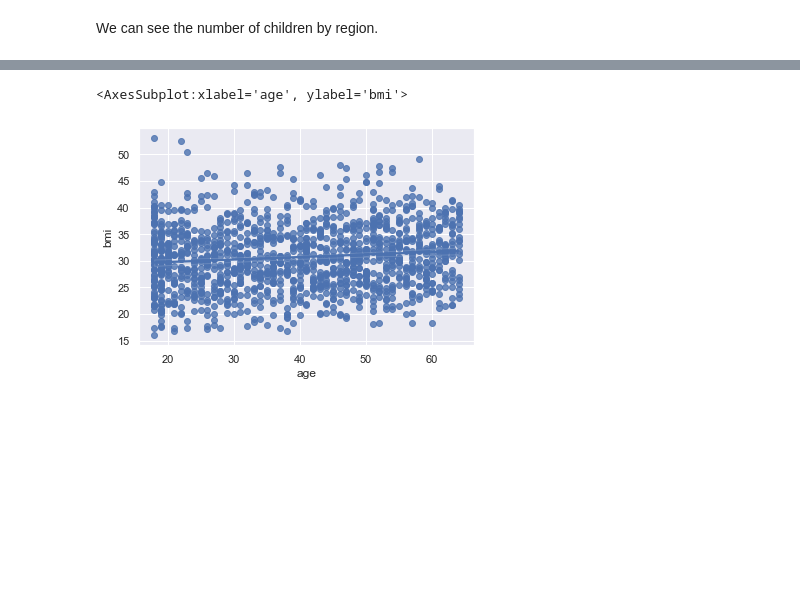
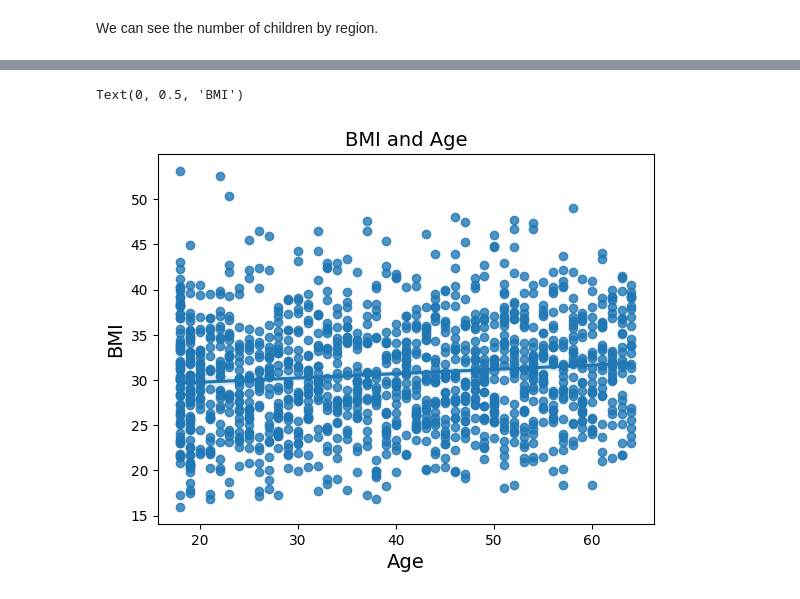
Before and after one commit to devrimakkoy/Global_AI_Hub_Proje, a Jupyter notebook: Insurance_Forecast.ipynb, the cells around one changed output, grey strips where cells are left out. Saved outputs shown, nothing was run; the diff lists cells and outputs as text; code cells hidden in the pictures; blank space fills up the shorter version.

```diff
--- a/Insurance_Forecast.ipynb
+++ b/Insurance_Forecast.ipynb
@@ -138,6 +163,9 @@ We can see the number of children by region.
 # %%
 # Age and bmi
 sns.regplot(x=df["age"], y=df["bmi"])
+plt.title('BMI and Age', fontsize=14)
+plt.xlabel('Age', fontsize=14)
+plt.ylabel('BMI', fontsize=14)
 # %% [output]
-<AxesSubplot:xlabel='age', ylabel='bmi'>
+Text(0, 0.5, 'BMI')
-[figure, old version]
+[figure, new version]
```
Also changed, not shown: parts of 66 cells of this notebook.
